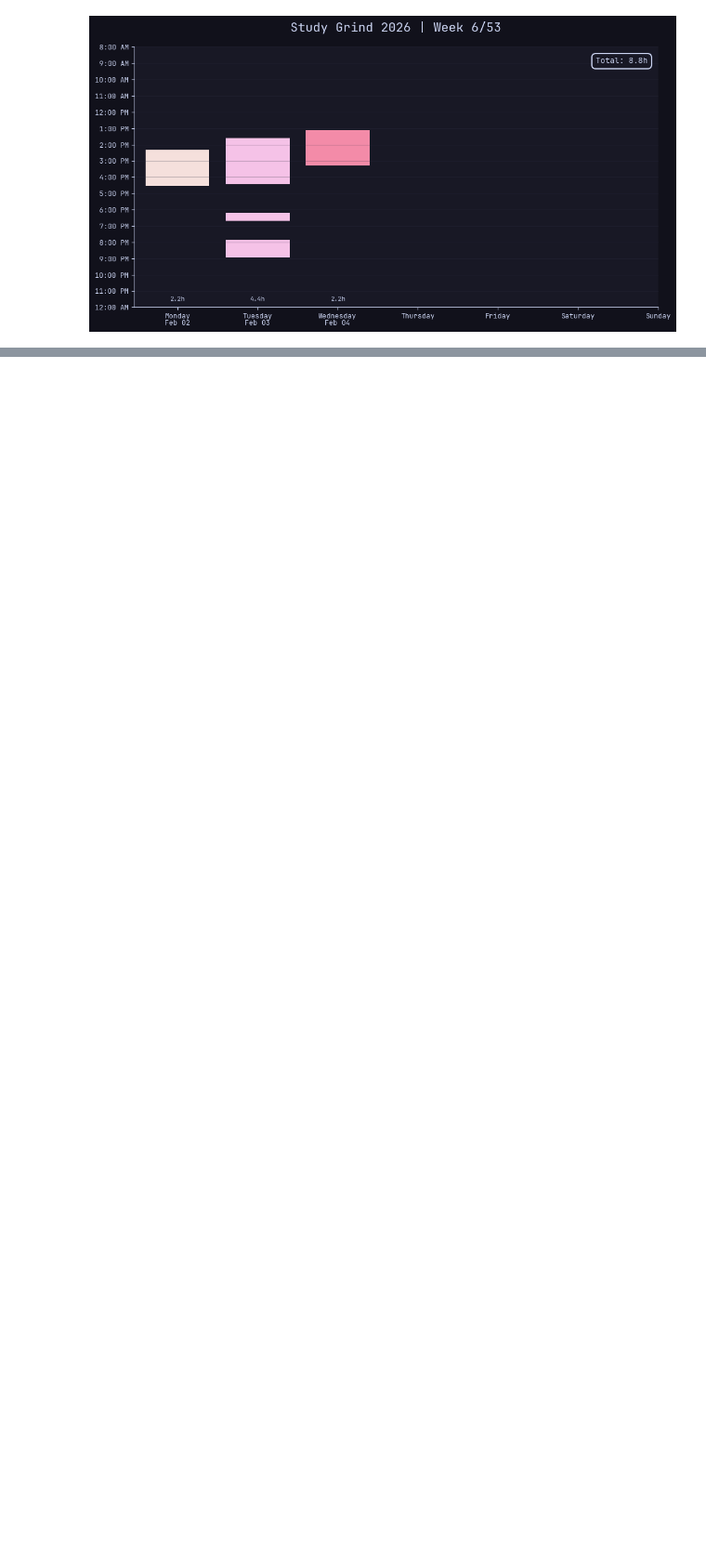
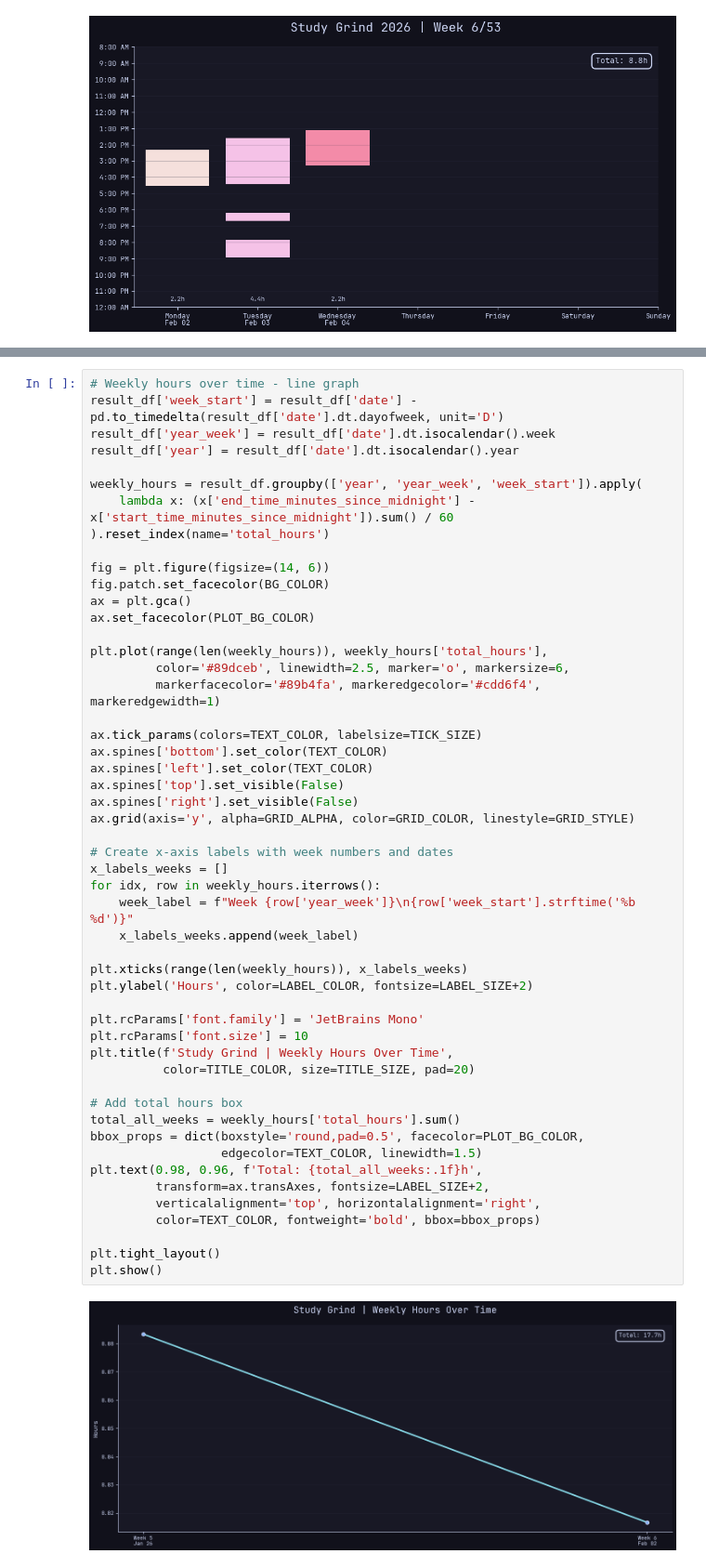
Before and after one commit to kiyubits/study-tracker, a Jupyter notebook: data-analyser.ipynb, the cells around one changed output, grey strips where cells are left out. Shown at 93% size. Drawn from its saved outputs; the diff is of its cells as text; blank space fills up the shorter version.

```diff
--- a/data-analyser.ipynb
+++ b/data-analyser.ipynb
@@ -280,0 +282,53 @@ plt.show()
+# %%
+# Weekly hours over time - line graph
+result_df['week_start'] = result_df['date'] - pd.to_timedelta(result_df['date'].dt.dayofweek, unit='D')
+result_df['year_week'] = result_df['date'].dt.isocalendar().week
+result_df['year'] = result_df['date'].dt.isocalendar().year
+
+weekly_hours = result_df.groupby(['year', 'year_week', 'week_start']).apply(
+    lambda x: (x['end_time_minutes_since_midnight'] - x['start_time_minutes_since_midnight']).sum() / 60
+).reset_index(name='total_hours')
+
+fig = plt.figure(figsize=(14, 6))
+fig.patch.set_facecolor(BG_COLOR)
+ax = plt.gca()
+ax.set_facecolor(PLOT_BG_COLOR)
+
+plt.plot(range(len(weekly_hours)), weekly_hours['total_hours'],
+         color='#89dceb', linewidth=2.5, marker='o', markersize=6,
+         markerfacecolor='#89b4fa', markeredgecolor='#cdd6f4', markeredgewidth=1)
+
+ax.tick_params(colors=TEXT_COLOR, labelsize=TICK_SIZE)
+ax.spines['bottom'].set_color(TEXT_COLOR)
+ax.spines['left'].set_color(TEXT_COLOR)
+ax.spines['top'].set_visible(False)
+ax.spines['right'].set_visible(False)
+ax.grid(axis='y', alpha=GRID_ALPHA, color=GRID_COLOR, linestyle=GRID_STYLE)
+
+# Create x-axis labels with week numbers and dates
+x_labels_weeks = []
+for idx, row in weekly_hours.iterrows():
+    week_label = f"Week {row['year_week']}\n{row['week_start'].strftime('%b %d')}"
+    x_labels_weeks.append(week_label)
+
+plt.xticks(range(len(weekly_hours)), x_labels_weeks)
+plt.ylabel('Hours', color=LABEL_COLOR, fontsize=LABEL_SIZE+2)
+
+plt.rcParams['font.family'] = 'JetBrains Mono'
+plt.rcParams['font.size'] = 10
+plt.title(f'Study Grind | Weekly Hours Over Time',
+          color=TITLE_COLOR, size=TITLE_SIZE, pad=20)
+
+# Add total hours box
+total_all_weeks = weekly_hours['total_hours'].sum()
+bbox_props = dict(boxstyle='round,pad=0.5', facecolor=PLOT_BG_COLOR,
+                  edgecolor=TEXT_COLOR, linewidth=1.5)
+plt.text(0.98, 0.96, f'Total: {total_all_weeks:.1f}h',
+         transform=ax.transAxes, fontsize=LABEL_SIZE+2,
+         verticalalignment='top', horizontalalignment='right',
+         color=TEXT_COLOR, fontweight='bold', bbox=bbox_props)
+
+plt.tight_layout()
+plt.show()
+# %% [output]
+[figure, added]
```
Also changed, not shown: parts of 1 cell of this notebook, 1 other file.
